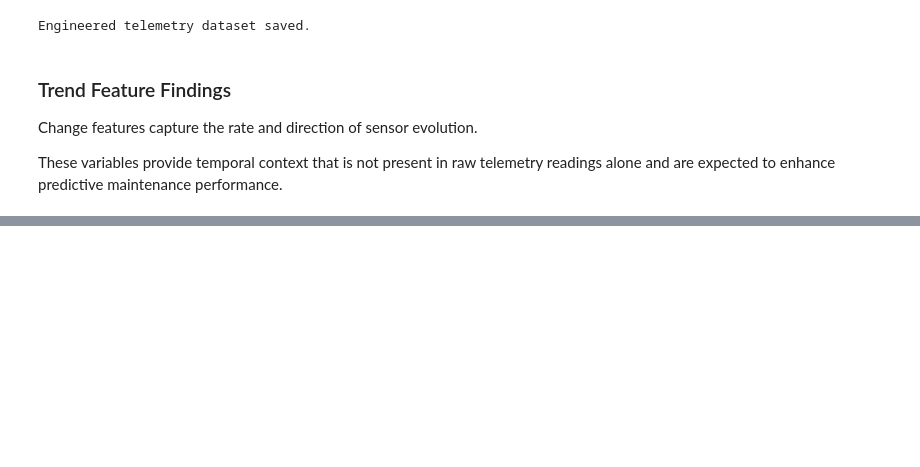
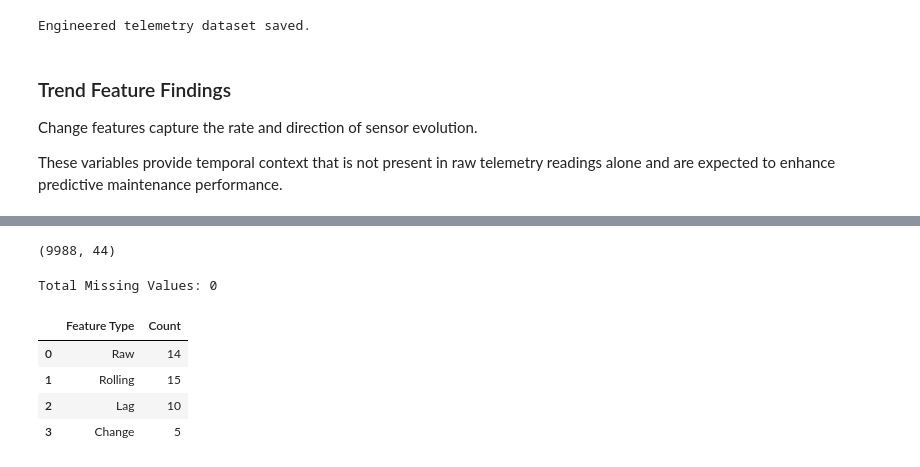
Before and after one commit to snpdsai/predictive-maintenance-contextual-ai, a Jupyter notebook: notebooks/02_context_fusion.ipynb, the cells around one changed output, grey strips where cells are left out. Saved outputs shown, nothing was run; the diff lists cells and outputs as text; code cells hidden in the pictures; blank space fills up the shorter version.

Commit message:
Validate engineered telemetry dataset and feature inventory

```diff
--- a/notebooks/02_context_fusion.ipynb
+++ b/notebooks/02_context_fusion.ipynb
@@ -364,0 +376,44 @@ These variables provide temporal context that is not present in raw telemetry re
+# %%
+telemetry_df = pd.read_csv("../data/processed/telemetry_engineered.csv")
+
+print(telemetry_df.shape)
+# %% [output]
+(9988, 44)
+# %%
+missing_values = telemetry_df.isnull().sum().sum()
+
+print("Total Missing Values:", missing_values)
+# %% [output]
+Total Missing Values: 0
+# %%
+raw_features = [
+    col
+    for col in telemetry_df.columns
+    if ("roll" not in col and "lag" not in col and "_change" not in col)
+]
+
+rolling_features = [col for col in telemetry_df.columns if "roll" in col]
+
+lag_features = [col for col in telemetry_df.columns if "lag" in col]
+
+change_features = [col for col in telemetry_df.columns if "_change" in col]
+# %%
+feature_summary = pd.DataFrame(
+    {
+        "Feature Type": ["Raw", "Rolling", "Lag", "Change"],
+        "Count": [
+            len(raw_features),
+            len(rolling_features),
+            len(lag_features),
+            len(change_features),
+        ],
+    }
+)
+
+feature_summary
+# %% [output]
+|  | Feature Type | Count |
+| 0 | Raw | 14 |
+| 1 | Rolling | 15 |
+| 2 | Lag | 10 |
+| 3 | Change | 5 |
```
Also changed, not shown: parts of 5 cells of this notebook, 2 other files.
